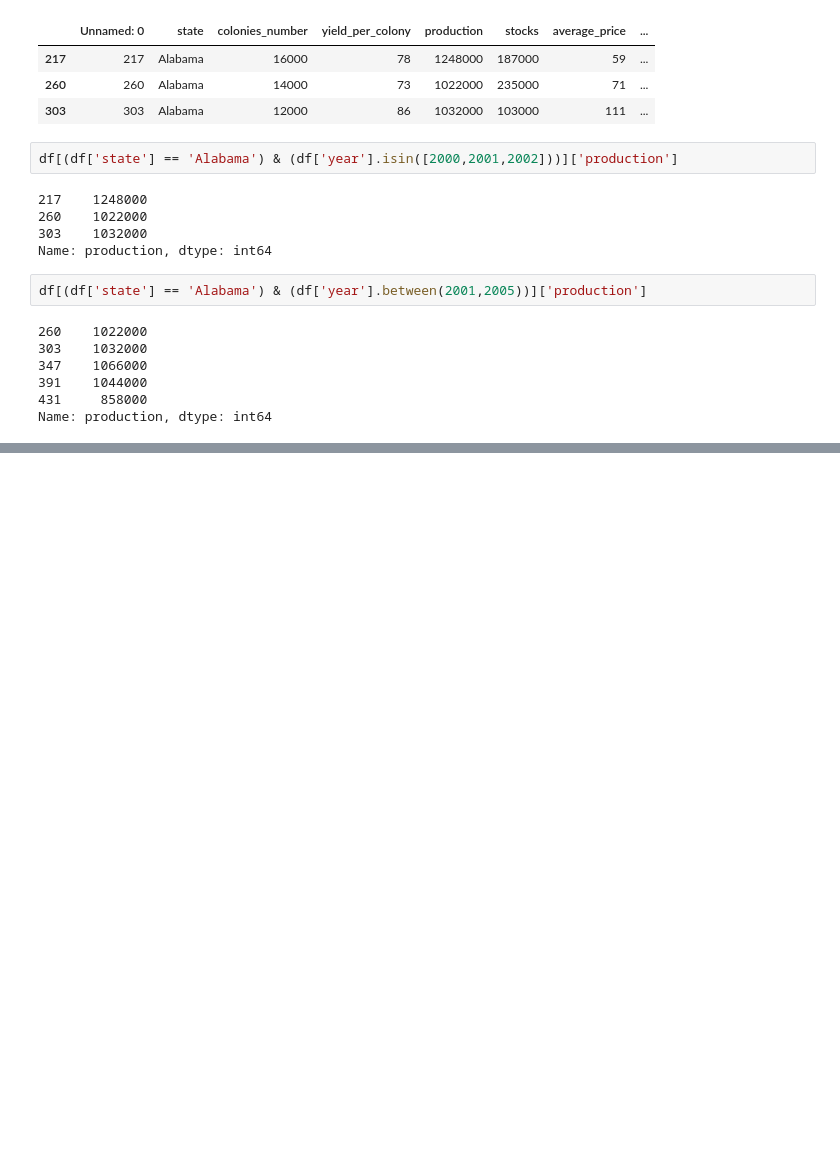
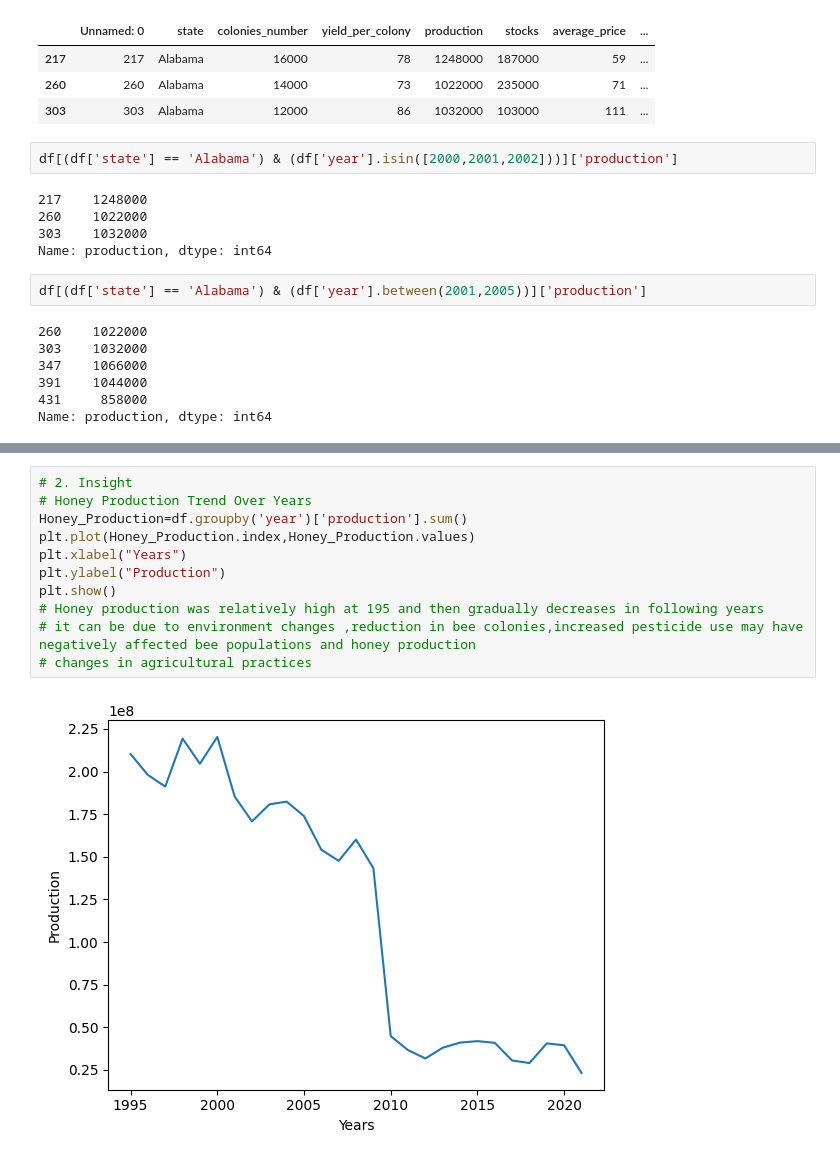
Before and after one commit to Isha-Chaudhary48/Python_libraries, a Jupyter notebook: Data_Aggregation_06_March.ipynb, the cells around one changed output, grey strips where cells are left out. Drawn from its saved outputs; the diff is of its cells as text; blank space fills up the shorter version.

Commit message:
Merge and join practice and learned seaborn

```diff
--- a/Data_Aggregation_06_March.ipynb
+++ b/Data_Aggregation_06_March.ipynb
@@ -387,0 +423,13 @@ Name: production, dtype: int64
+# %%
+# 2. Insight
+# Honey Production Trend Over Years
+Honey_Production=df.groupby('year')['production'].sum()
+plt.plot(Honey_Production.index,Honey_Production.values)
+plt.xlabel("Years")
+plt.ylabel("Production")
+plt.show()
+# Honey production was relatively high at 195 and then gradually decreases in following years
+# it can be due to environment changes ,reduction in bee colonies,increased pesticide use may have negatively affected bee populations and honey production
+# changes in agricultural practices
+# %% [output]
+[figure, added]
```
Also changed, not shown: parts of 22 cells of this notebook, 5 other files.
